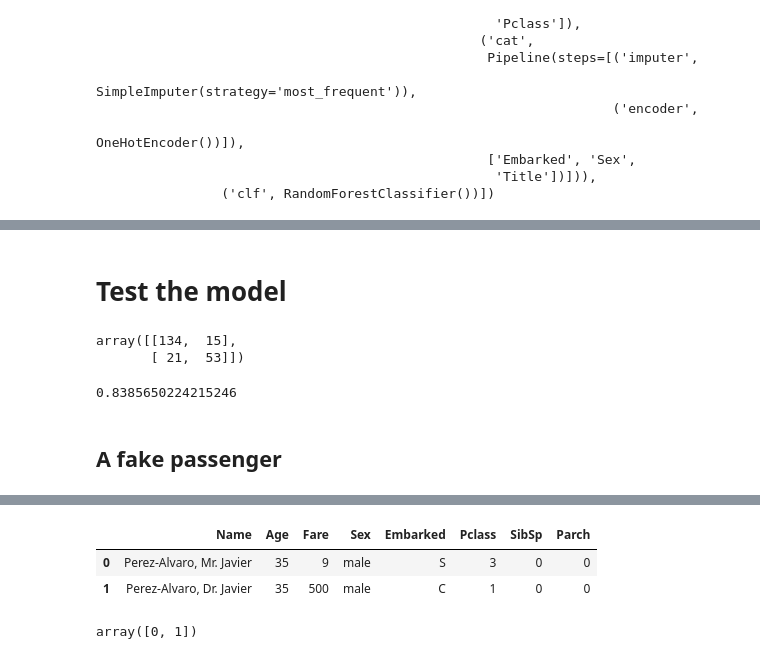
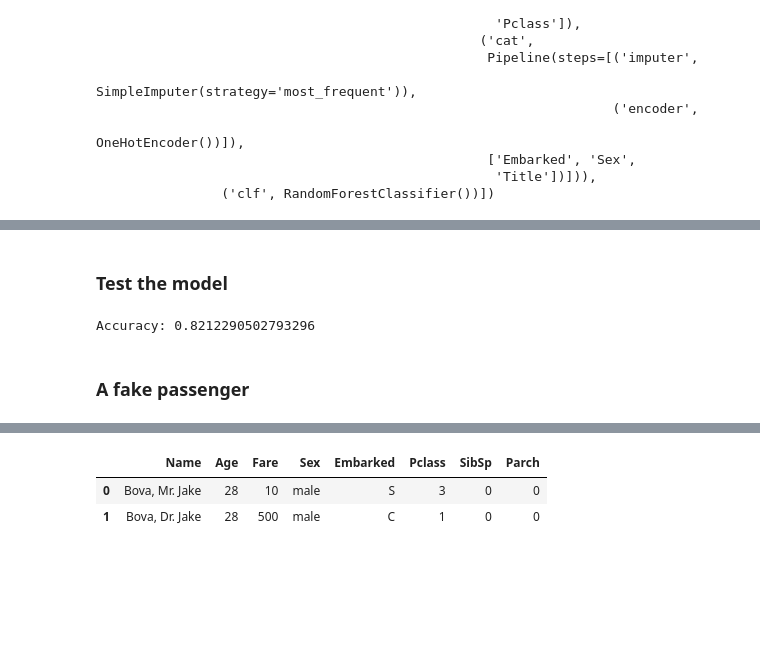
Before and after one commit to cake-dev/AdvDataScience, a Jupyter notebook: titanic_pipeline.ipynb, the cells around one changed output, grey strips where cells are left out. Saved outputs shown, nothing was run; the diff lists cells and outputs as text; code cells hidden in the pictures; blank space fills up the shorter version.

```diff
--- a/titanic_pipeline.ipynb
+++ b/titanic_pipeline.ipynb
@@ -348,4 +504,10 @@ best_clf = grid.best_estimator_
 # %% [markdown]
-# Test the model
+### Test the model
 # %%
 from sklearn.metrics import confusion_matrix, accuracy_score
+
+y_test_pred = best_clf.predict(X_test)
+confusion_matrix(y_test,y_test_pred)
+print(f'Accuracy: {accuracy_score(y_test,y_test_pred)}')
+# %% [output]
+Accuracy: 0.8212290502793296
@@ -354,12 +514,3 @@ y_test_pred = best_clf.predict(X_test)
-# %%
-confusion_matrix(y_test,y_test_pred)
-# %% [output]
-array([[134,  15],
-       [ 21,  53]])
-# %%
-accuracy_score(y_test,y_test_pred)
-# %% [output]
-0.8385650224215246
 # %% [markdown]
-## A fake passenger
+### A fake passenger
 # %%
@@ -369,22 +520,18 @@ titanic.head(1)
 | 0 | 1 | 0 | 3 | Braund, Mr. Owen Harris | male | 22.0 | 1 | 0 | A/5 21171 | 7.25 | ... |
 # %%
 # Making predictions: Would I have survived the Titanic disaster? 0 = No, 1 = Yes
-Javier = pd.DataFrame({
-                    'Name':['Perez-Alvaro, Mr. Javier','Perez-Alvaro, Dr. Javier'],
-                    'Age': [35, 35],
-                    'Fare': [9,500],
+Jake = pd.DataFrame({
+                    'Name':['Bova, Mr. Jake','Bova, Dr. Jake'],
+                    'Age': [28, 28],
+                    'Fare': [10,500],
                     'Sex': ['male','male'],
                     'Embarked': ['S','C'],
                     'Pclass':[3,1],
                     'SibSp': [0,0],
                     'Parch': [0,0],
                    })
-Javier
+Jake
 # %% [output]
 |  | Name | Age | Fare | Sex | Embarked | Pclass | SibSp | Parch |
-| 0 | Perez-Alvaro, Mr. Javier | 35 | 9 | male | S | 3 | 0 | 0 |
-| 1 | Perez-Alvaro, Dr. Javier | 35 | 500 | male | C | 1 | 0 | 0 |
+| 0 | Bova, Mr. Jake | 28 | 10 | male | S | 3 | 0 | 0 |
+| 1 | Bova, Dr. Jake | 28 | 500 | male | C | 1 | 0 | 0 |
-# %%
-best_clf.predict(Javier)
-# %% [output]
-array([0, 1])
```
Also changed, not shown: parts of 33 cells of this notebook.
